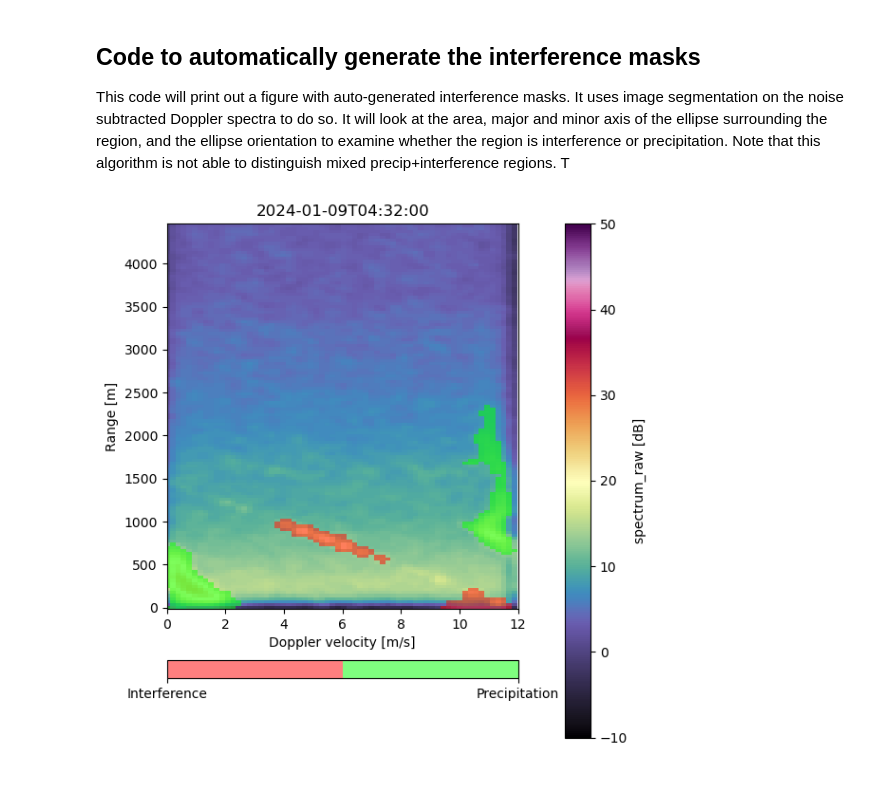
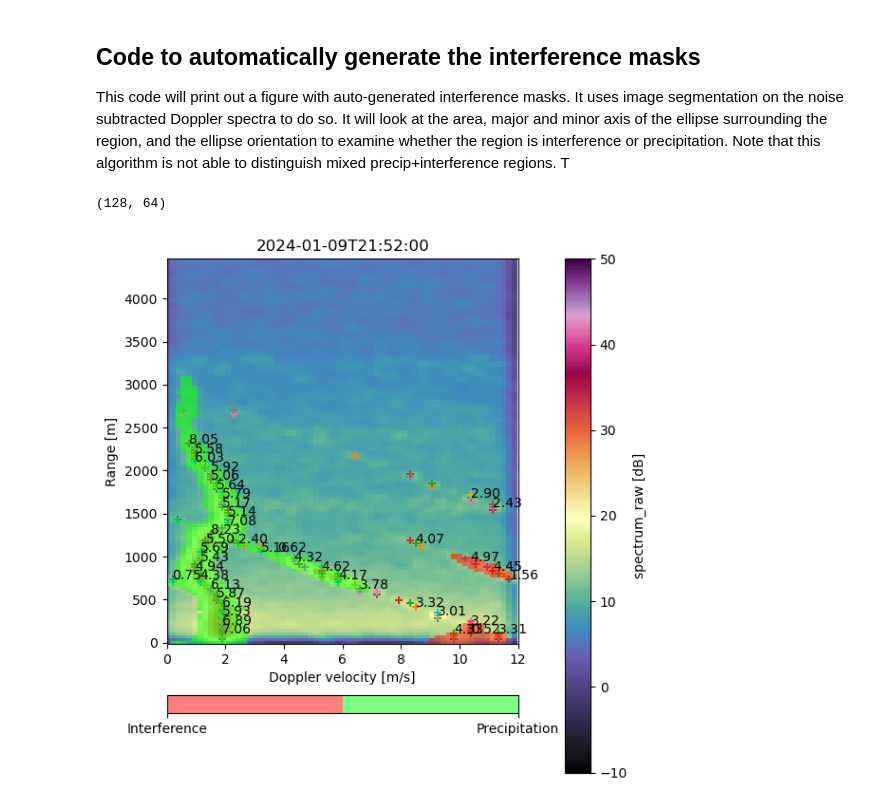
Before and after one commit to rcjackson/various_notebooks, a Jupyter notebook: ImageLabelling.ipynb, the cells around one changed output. Cells and saved outputs as stored; diff of their text form; code cells hidden in the pictures.

```diff
--- a/ImageLabelling.ipynb
+++ b/ImageLabelling.ipynb
@@ -68,7 +56,7 @@ def gen_spectral_masks(image_time):
 
     # Right now, require the signal-to-noise ratio to be > 1 dB. Adjust as you see fit to include lighter precipitation
     # Be aware that lowering this threshold is more likely to introduce noise as real values, so there is a trade off here!
-    input_mask = input_image > 1
+    input_mask = input_image > 1.5
     label_image = skimage.measure.label(input_mask)
 
     # Get the properties of each region
@@ -102,6 +90,8 @@ def gen_spectral_masks(image_time):
     criteria_interference = np.logical_and(criteria_interference, area > area_thresh)
     criteria_precipitation = np.logical_and(np.abs(orientation) < 40, area > area_thresh)
 
+    # Find the peaks of each spectra
+
     for i, obj in enumerate(props):
         if criteria_interference[i] == True:
             label_image[mask == obj.label] = 1
@@ -113,6 +103,20 @@ def gen_spectral_masks(image_time):
     fig, ax = plt.subplots(1, 1, figsize=(6, 6))
     ds['spectrum_raw'].sel(time=image_time).plot(cmap='ChaseSpectral', vmin=-10, vmax=50, ax=ax, x='velocity', y='range_spectra',
                                             cbar_kwargs={'pad': 0.1})
+    spectra_raw = ds['snr_spectrum'].sel(time=image_time).values.squeeze()
+    print(spectra_raw.shape)
+    peak_props = []
+    for i in range(len(ds['range'])):
+        if(ds['SNR'].sel(time=image_time).values[0, i] > -10):
+            spectra = spectra_raw[i].squeeze()
+            peaks, measurements = find_peaks(spectra, height=1.5)
+            widths, _, _, _ = peak_widths(spectra, peaks)
+            peak_props.append(widths)
+            vels = np.array([ds['velocity'].values[int(k)] for k in peaks])
+            ax.scatter(vels, ds['range'].values[i] * np.ones(len(peaks)), marker='+')
+            if i % 3 == 0:
+                for j in range(len(peaks)):
+                   ax.text(vels[j], ds['range'].values[i], "%2.2f" % widths[j])
     x, y = np.meshgrid(ds['velocity'], ds['range_spectra'])
     c = plt.pcolormesh(x, y, label_image, alpha=0.5, cmap=cmap_redblue)
     x, y = np.meshgrid(ds['velocity'], ds['range_spectra'], indexing='ij')
@@ -128,9 +132,11 @@ def gen_spectral_masks(image_time):
     fig.tight_layout()
     time_str = ds['time'].sel(time=image_time).dt.strftime('%Y%m%d.%H%M%S').values
     fig.savefig('interference_masks/%s.png' % time_str[0], bbox_inches='tight')
+    return peak_props
 # %%
-image_time = '2024-01-09T04:32:00'
+image_time = '2024-01-09T21:52:00'
 mask = gen_spectral_masks(image_time)
 # %% [output]
+(128, 64)
-[figure, old version]
+[figure, new version]
 # %%
```
Also changed, not shown: parts of 7 cells of this notebook, 3 other files.
